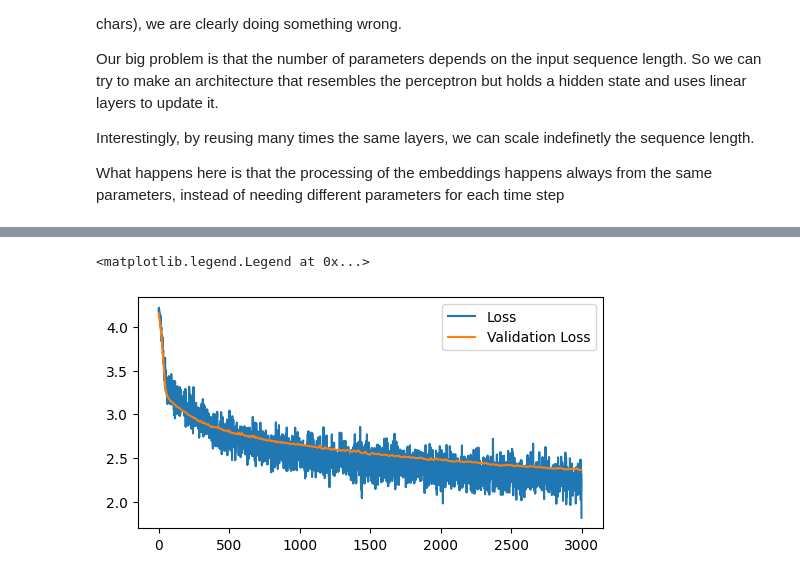
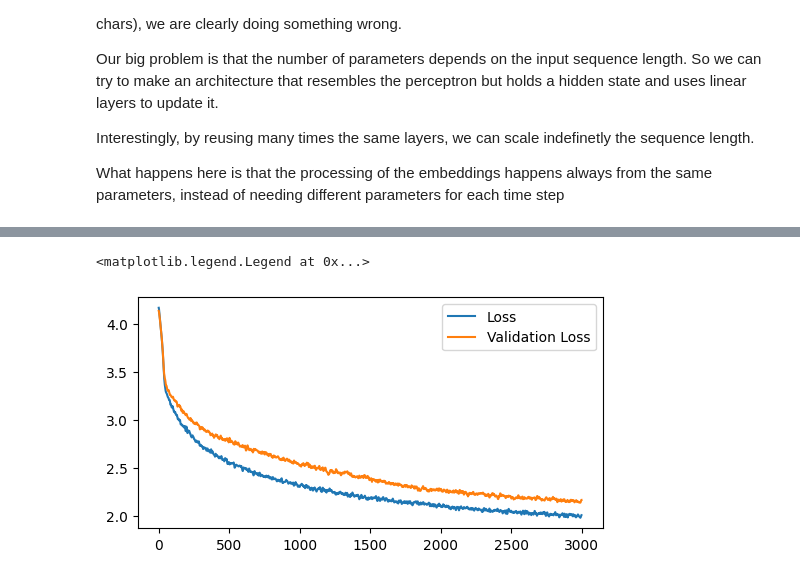
Before and after one commit to LucaM185/GPTs-from-scratch, a Jupyter notebook: 5.5 - RNN.ipynb, the cells around one changed output, grey strips where cells are left out. Cells and saved outputs as stored; diff of their text form; code cells hidden in the pictures.

```diff
--- a/5.5 - RNN.ipynb
+++ b/5.5 - RNN.ipynb
@@ -114,6 +116,6 @@ Epoch 2700 - Loss: 2.068
 # %%
 class RNN(nn.Module):
-    def __init__(self, emb_size, hidden_size, n_layers):
+    def __init__(self, emb_size, hidden_size):
         super().__init__()
         self.embeddings = nn.Embedding(vocab_size, emb_size)
         self.fcxh = nn.Linear(emb_size, hidden_size)
@@ -123,15 +125,17 @@ class RNN(nn.Module):
     def forward(self, inputs):
         emb = self.embeddings(inputs) # removed flatten, shape is (batch_size, sequence_length, emb_size)
         state = torch.zeros(inputs.shape[0], self.fchh.weight.shape[0]).to(device) # (batch_size, hidden_size)
+        states = torch.zeros(inputs.shape[0], inputs.shape[1], self.fchh.weight.shape[0])
 
         for elm in range(emb.shape[1]):
             state = torch.tanh(self.fcxh(emb[:, elm]) + self.fchh(state))
+            states[:, elm] = state
 
-        return self.fcxy(state)
+        return self.fcxy(states)
 
 
 device = torch.device("cuda:0" if torch.cuda.is_available() else "cpu")
-model = RNN(emb_size=10, hidden_size=128, n_layers=2).to(device)
+model = RNN(emb_size=10, hidden_size=128).to(device)
 print(f"Millions of parameters: {sum(p.numel() for p in model.parameters())/1e6:.2f}")
 
 epochs = 3000
@@ -145,7 +149,7 @@ for epoch in range(epochs):
     indexes = torch.randint(0, len(inputs), (batch_size,))
 
     pred = model(inputs[indexes].to(device))
-    loss = F.cross_entropy(pred, labels[indexes].to(device))
+    loss = F.cross_entropy(pred.view(-1, 65), labels[indexes].view(-1).to(device))
 
     loss.backward()
     optimizer.step()
@@ -156,13 +160,14 @@ for epoch in range(epochs):
         print(f"Epoch {epoch:_>4d} - Loss: {loss.item():.3f}")
 
     with torch.no_grad():
-        pred = model(val_inputs.to(device))
-        vloss = F.cross_entropy(pred, val_labels.to(device))
+        indexes = torch.randint(0, len(val_inputs), (batch_size,))
+        pred = model(val_inputs[indexes].to(device))
+        vloss = F.cross_entropy(pred.view(-1, 65), val_labels[indexes].view(-1).to(device))
         vlossi.append(vloss.item())
 
 plt.figure(figsize=(6, 3))
+plt.plot(vlossi, label='Validation Loss')
 plt.plot(lossi, label='Loss')
-plt.plot(vlossi, label='Validation Loss')
 plt.legend()
 # %% [output]
 Millions of parameters: 0.03
@@ -172,6 +186,6 @@ KeyboardInterrupt:
 # %%
 class LSTM(nn.Module):
-    def __init__(self, emb_size, hidden_size, n_layers):
+    def __init__(self, emb_size, hidden_size):
         super().__init__()
         self.embeddings = nn.Embedding(vocab_size, emb_size)
         self.ui = nn.Linear(emb_size, hidden_size)
@@ -197,7 +211,7 @@ class LSTM(nn.Module):
             state = o * torch.tanh(cell)
 
 device = torch.device("cuda:0" if torch.cuda.is_available() else "cpu")
-model = RNN(emb_size=10, hidden_size=128, n_layers=2).to(device)
+model = RNN(emb_size=10, hidden_size=128).to(device)
 print(f"Millions of parameters: {sum(p.numel() for p in model.parameters())/1e6:.2f}")
 
 epochs = 3000
@@ -211,7 +225,7 @@ for epoch in range(epochs):
     indexes = torch.randint(0, len(inputs), (batch_size,))
 
     pred = model(inputs[indexes].to(device))
-    loss = F.cross_entropy(pred, labels[indexes].to(device))
+    loss = F.cross_entropy(pred.view(-1, 65), labels[indexes].view(-1).to(device))
 
     loss.backward()
     optimizer.step()
@@ -222,13 +236,15 @@ for epoch in range(epochs):
         print(f"Epoch {epoch:_>4d} - Loss: {loss.item():.3f}")
 
     with torch.no_grad():
-        pred = model(val_inputs.to(device))
-        vloss = F.cross_entropy(pred, val_labels.to(device))
+        indexes = torch.randint(0, len(val_inputs)//4, (batch_size,))
+        pred = model(val_inputs[indexes].to(device))
+        vloss = F.cross_entropy(pred.view(-1, 65), val_labels[indexes].view(-1).to(device))
         vlossi.append(vloss.item())
 
+from scipy.ndimage import gaussian_filter1d
 plt.figure(figsize=(6, 3))
-plt.plot(lossi, label='Loss')
-plt.plot(vlossi, label='Validation Loss')
+plt.plot(gaussian_filter1d(lossi, sigma=2), label='Loss')
+plt.plot(gaussian_filter1d(vlossi, sigma=2), label='Validation Loss')
 plt.legend()
 # %% [output]
 Millions of parameters: 0.03
@@ -245,2 +261,2 @@ Epoch 2700 - Loss: 2.567
 <matplotlib.legend.Legend at 0x...>
-[figure, old version]
+[figure, new version]
```
Also changed, not shown: parts of 5 cells of this notebook, 2 other files.
